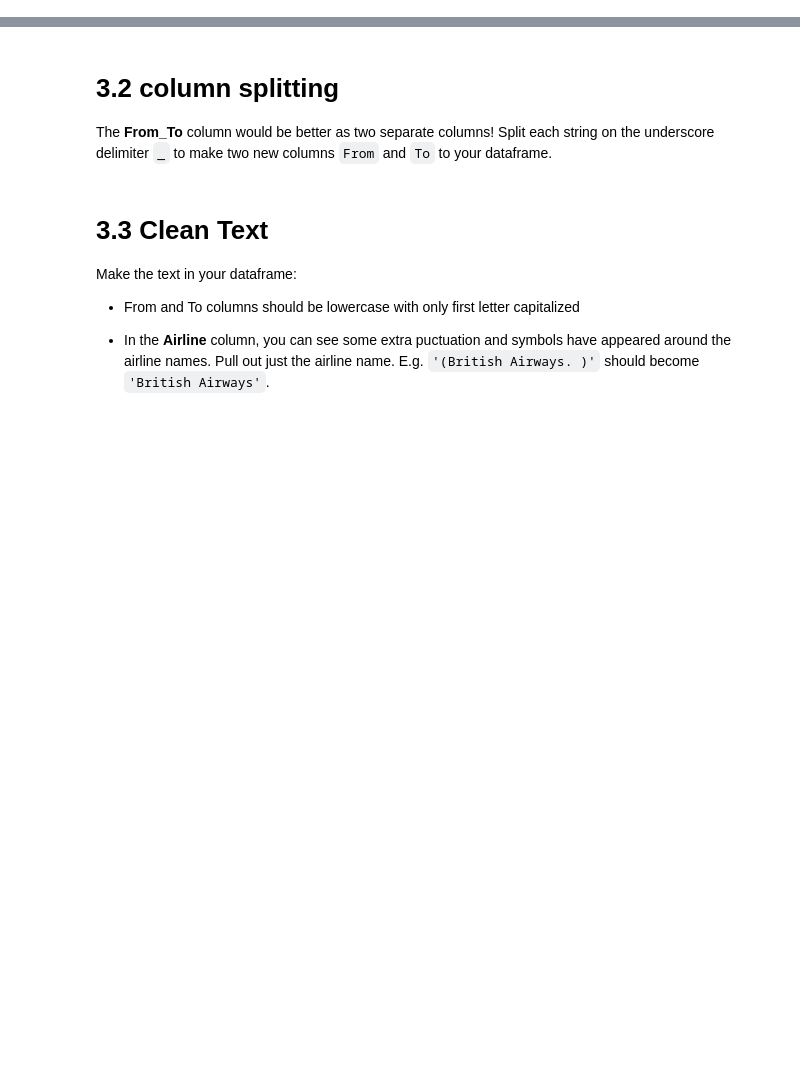
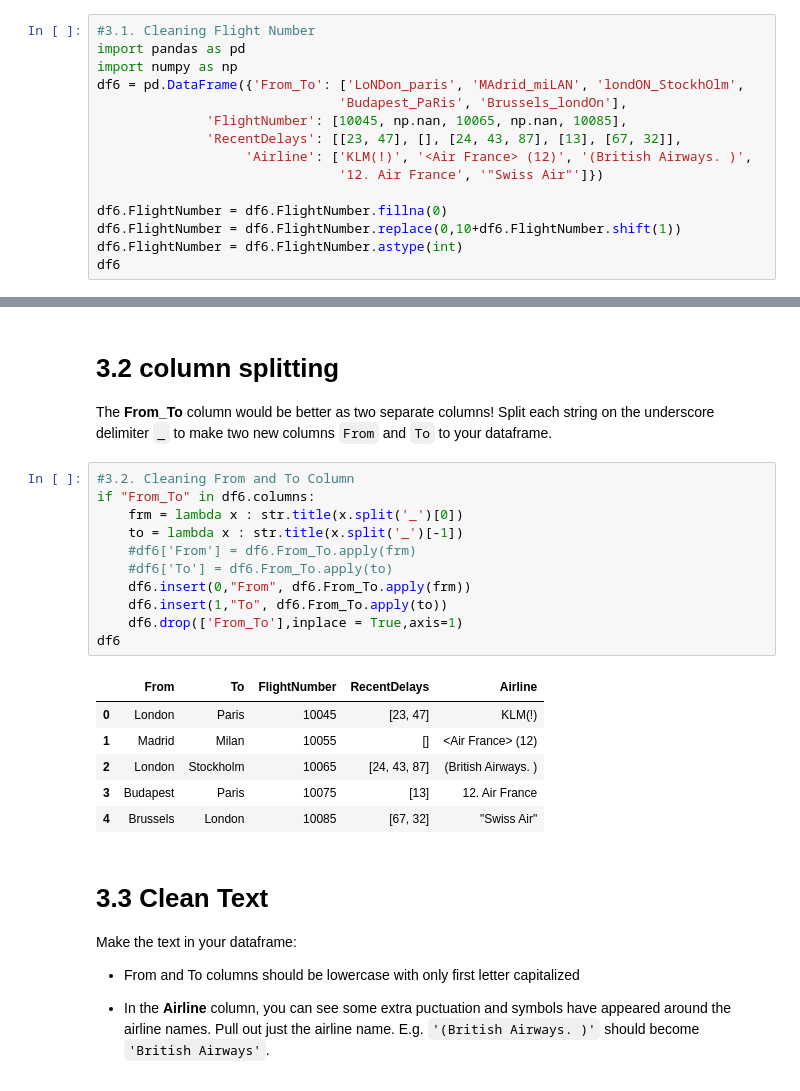
Before and after one commit to cb-ds-1/m2-1-pandas, a Jupyter notebook: workshop.ipynb, the cells around one changed output, grey strips where cells are left out. Saved outputs shown, nothing was run; the diff lists cells and outputs as text; blank space fills up the shorter version.

````diff
--- a/workshop.ipynb
+++ b/workshop.ipynb
@@ -109,3 +304,18 @@ Formatted, it looks like this:
 ```
 
 **1.** Some values in the the **FlightNumber** column are missing (they are `NaN`). These numbers are meant to increase by 10 with each row so 10055 and 10075 need to be put in place. Modify `df` to fill in these missing numbers and make the column an integer column (instead of a float column).
+# %%
+#3.1. Cleaning Flight Number
+import pandas as pd
+import numpy as np
+df6 = pd.DataFrame({'From_To': ['LoNDon_paris', 'MAdrid_miLAN', 'londON_StockhOlm',
+                               'Budapest_PaRis', 'Brussels_londOn'],
+              'FlightNumber': [10045, np.nan, 10065, np.nan, 10085],
+              'RecentDelays': [[23, 47], [], [24, 43, 87], [13], [67, 32]],
+                   'Airline': ['KLM(!)', '<Air France> (12)', '(British Airways. )',
+                               '12. Air France', '"Swiss Air"']})
+
+df6.FlightNumber = df6.FlightNumber.fillna(0)
+df6.FlightNumber = df6.FlightNumber.replace(0,10+df6.FlightNumber.shift(1))
+df6.FlightNumber = df6.FlightNumber.astype(int)
+df6
@@ -113,6 +330,24 @@ Formatted, it looks like this:
 # 3.2 column splitting
 
 The **From\_To** column would be better as two separate columns! Split each string on the underscore delimiter `_` to make two new columns `From` and `To` to your dataframe.
+# %%
+#3.2. Cleaning From and To Column
+if "From_To" in df6.columns:
+    frm = lambda x : str.title(x.split('_')[0])
+    to = lambda x : str.title(x.split('_')[-1])
+    #df6['From'] = df6.From_To.apply(frm)
+    #df6['To'] = df6.From_To.apply(to)
+    df6.insert(0,"From", df6.From_To.apply(frm))
+    df6.insert(1,"To", df6.From_To.apply(to))
+    df6.drop(['From_To'],inplace = True,axis=1)
+df6
+# %% [output]
+|  | From | To | FlightNumber | RecentDelays | Airline |
+| 0 | London | Paris | 10045 | [23, 47] | KLM(!) |
+| 1 | Madrid | Milan | 10055 | [] | <Air France> (12) |
+| 2 | London | Stockholm | 10065 | [24, 43, 87] | (British Airways. ) |
+| 3 | Budapest | Paris | 10075 | [13] | 12. Air France |
+| 4 | Brussels | London | 10085 | [67, 32] | "Swiss Air" |
 # %% [markdown]
 # 3.3 Clean Text
 
````
Also changed, not shown: parts of 21 cells of this notebook, 1 other file.
